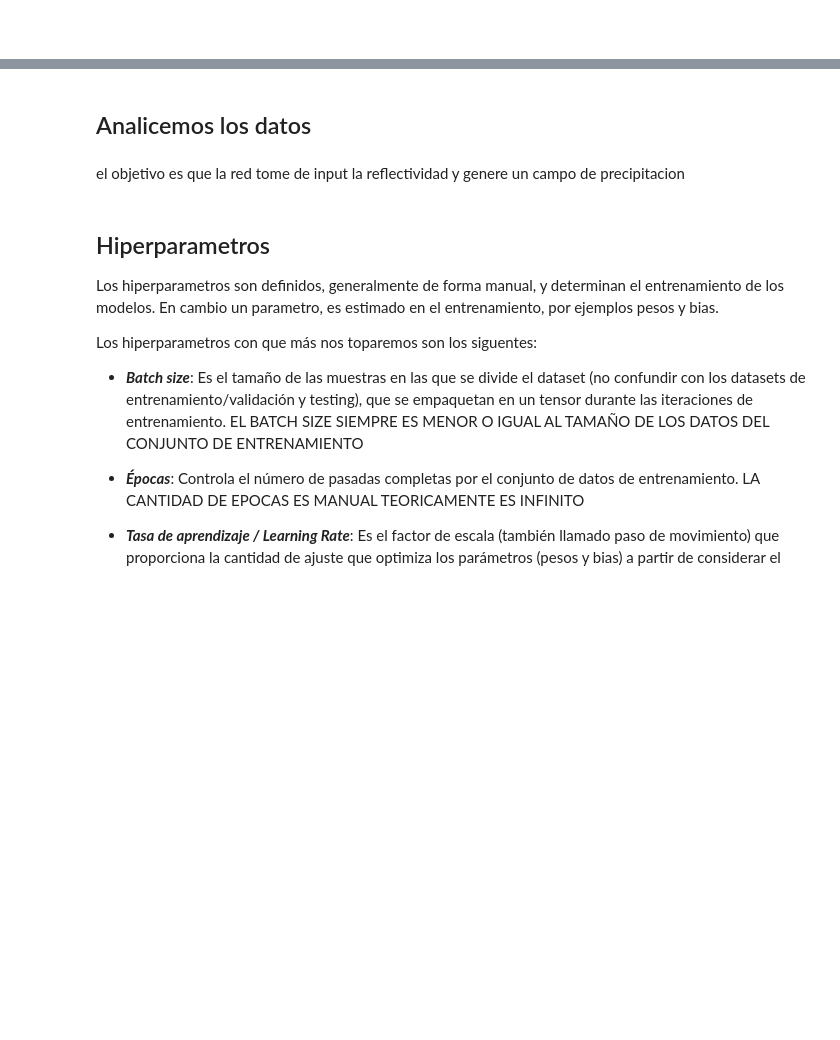
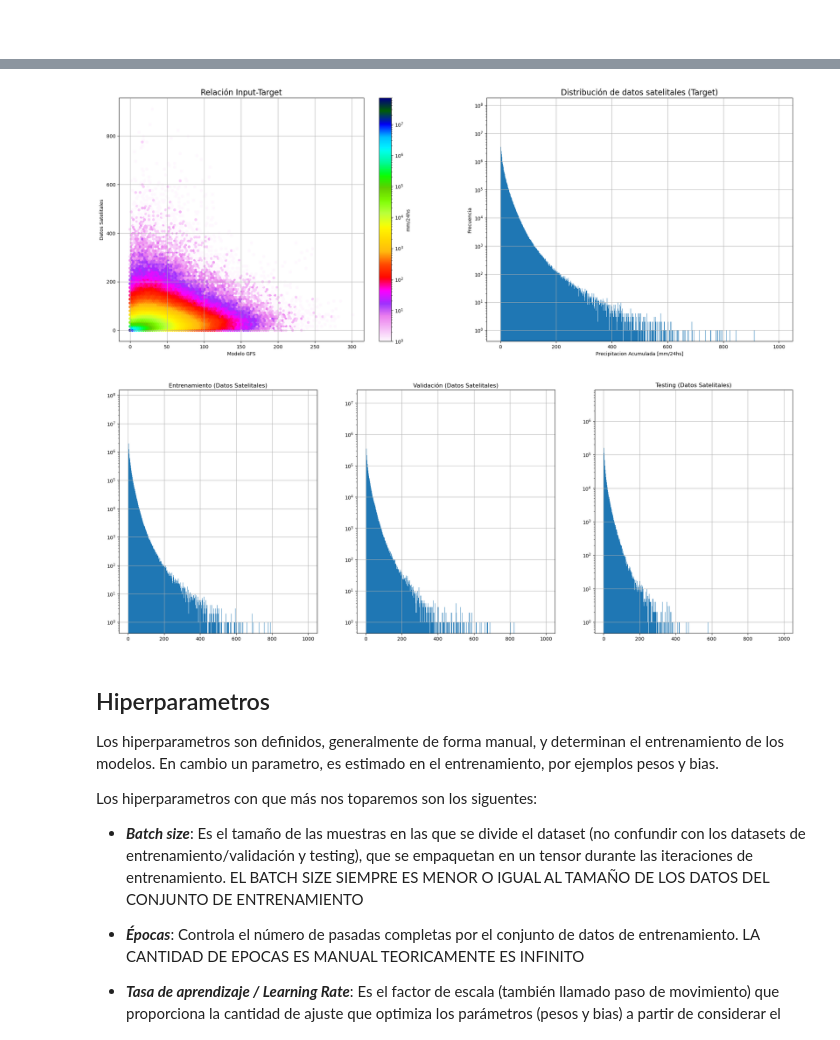
Before and after one commit to Gerlielbecario/Thesis_Neuronal_Network, a Jupyter notebook: work/3-Prototipo_Red_Neuronal/run_CONV.ipynb, the cells around one changed output, grey strips where cells are left out. Drawn from its saved outputs; the diff is of its cells as text; code cells hidden in the pictures; blank space fills up the shorter version.

```diff
--- a/work/3-Prototipo_Red_Neuronal/run_CONV.ipynb
+++ b/work/3-Prototipo_Red_Neuronal/run_CONV.ipynb
@@ -48,5 +22,3 @@ Les dejo una [página](https://poloclub.github.io/cnn-explainer/) para que la ex
 # %% [markdown]
 #
-# %%
-path = '/home/fernando.huaranca/datosmunin/regiones_R_025/medios.npz'
 # %%
@@ -169,17 +148,0 @@ Experimento = Input_name+"_vs_"+ Target_name
-# %%
-#Porcentaje de reparticion de los conjuntos de Train / Validation / Testing
-train_ratio = .8
-val_ratio = .1
-test_ratio = .1
-
-#Aplicar Data Augmentation
-Data_Aug = False
-
-# Lectura de los datos
-#Reflectividad de radar simulada
-#Tasa de precicpitacion
-Data, x_train, y_train, x_val, y_val, x_test, y_test = ds.get_data("./DATA/datos_WRF_nx40.npz",
-                                                                   Input_name, Target_name, train_ratio, val_ratio, test_ratio, Data_Aug)
-nx, ny = Data["nx"], Data["ny"]
-
-print("Muestras de Train / Valid / Test: ",(Data["len_train"],Data["len_val"],Data["len_test"]))
@@ -191,7 +149,57 @@ Muestras de Train / Valid / Test:  (1218, 152, 153)
-# %% [markdown]
-## Analicemos los datos
-# %% [markdown]
-el objetivo es que la red tome de input la reflectividad y genere un campo de precipitacion
+# %%
+fig1 = plt.figure(figsize=(25,20))
+
+plt.subplot(2,2,1)
+plt.title("Relación Input-Target",fontsize=16)
+
+#Estas agregando el conjunto de datos de entrenamiento y validacion en el mismo grafco para plotearlo
+plt.hexbin(np.append(x_train,x_val,axis=0),np.append(y_train,y_val,axis=0),cmap = 'gist_ncar_r',bins='log',gridsize=100)
+
+#Los ejes
+plt.xlabel("Modelo GFS") ; plt.ylabel("Datos Satelitales")
+#print(np.append(y_train,y_val,axis=0).std())
+#print(np.append(y_train,y_val,axis=0).mean())
+
+#La leyenda del primer grafico
+cbar = plt.colorbar(orientation="vertical")
+cbar.set_label("mm/24hs")
+#cbar.set_ticks([0.1,5,10,25,50,75,100,125,150,175,200,300,400,500,600,700,800,1000])
+#cbar.set_ticklabels([0.1,5,10,25,50,75,100,125,150,175,200,300,400,500,600,700,800,1000])
+
+
+plt.grid()
+
+
+#-----Distribucion del target---
+plt.subplot(2,2,2)
+plt.title("Distribución de datos satelitales (Target)",fontsize=16)
+
+#Simplemente estoy uniendo los datos de entrenamiento y validacion del target
+plt.hist(np.append(y_train,y_val,axis=0).flatten(),bins=range(1000))
+plt.yscale("log")
+plt.xlabel("Precipitacion Acumulada [mm/24hs]") ; plt.ylabel("Frecuencia")
+plt.grid()
+#--------------------------------
+plt.subplot(2,3,4)
+plt.title("Entrenamiento (Datos Satelitales)")
+plt.hist(y_train.flatten(), bins=range(1000))
+plt.yscale("log")
+plt.grid()
+
+plt.subplot(2,3,5)
+plt.title("Validación (Datos Satelitales)")
+plt.hist(y_val.flatten(), bins=range(1000))
+plt.yscale("log")
+plt.grid()
+
+plt.subplot(2,3,6)
+plt.title("Testing (Datos Satelitales)")
+plt.hist(y_test.flatten(), bins=range(1000))
+plt.yscale("log")
+plt.grid()
+#plt.savefig('/home/fernando.huaranca/datosmunin2/Thesis_Neuronal_Network/work/3-Prototipo_Red_Neuronal/grafiquito.png',dpi=500)
+# %% [output]
+[figure, added]
 # %% [markdown]
 ## Hiperparametros
 
```
Also changed, not shown: parts of 51 cells of this notebook, 8 other files.
